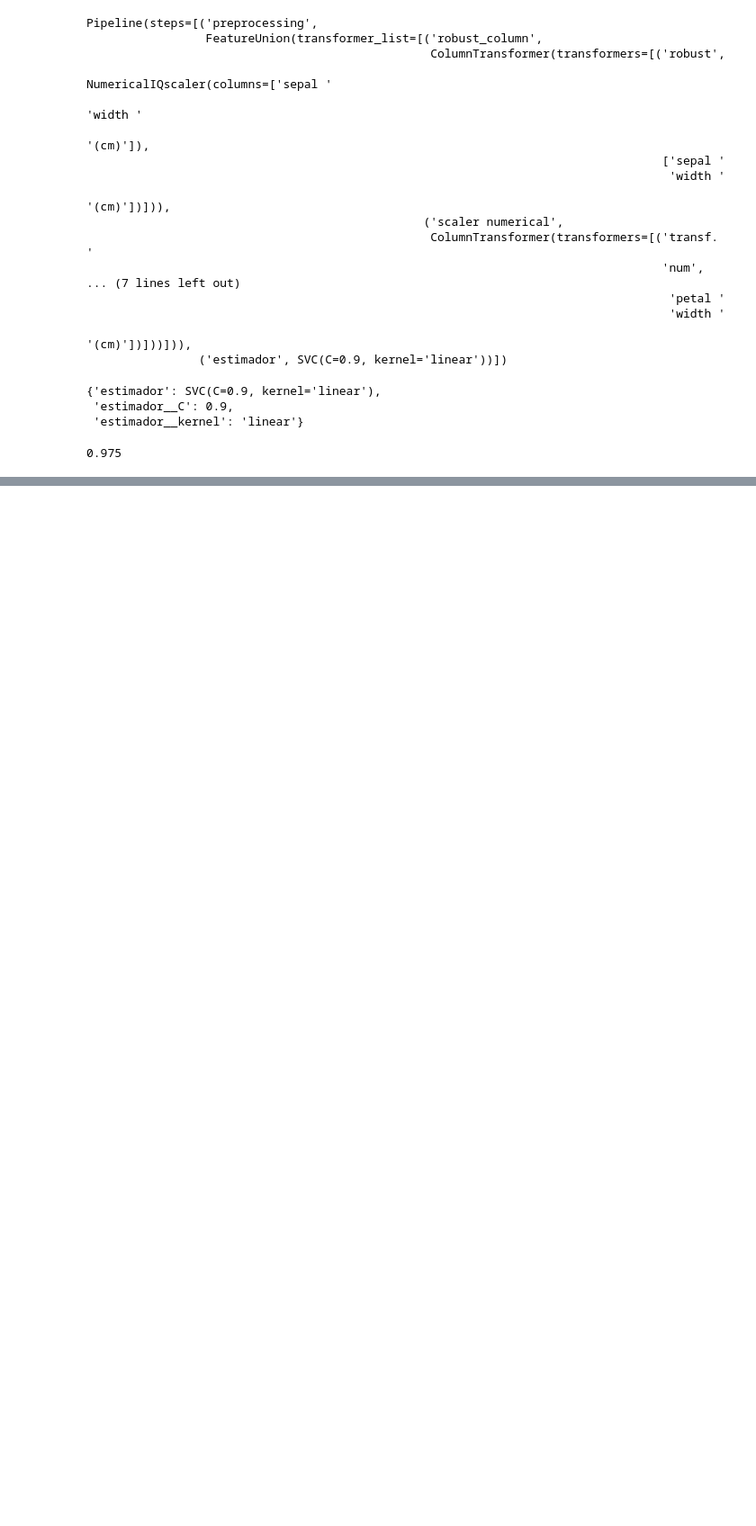
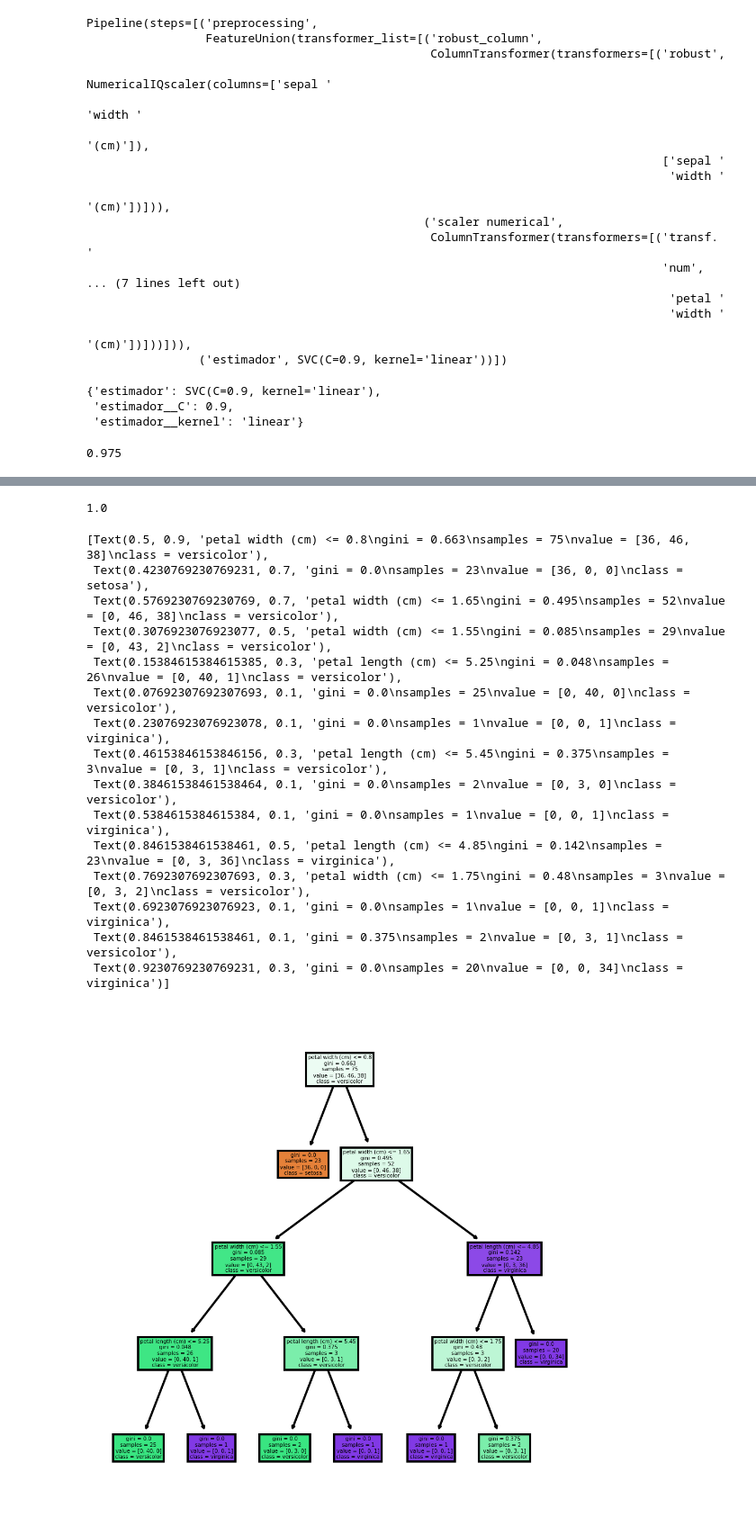
Before and after one commit to MAESTRiA-ESTADiS-CIENCIA-DATOS-Bosque/machine_learning_II_bosque_Jan, a Jupyter notebook: Clases/Clase3/Clase_notas4.ipynb, the cells around one changed output, grey strips where cells are left out. Shown at 90% size. Cells and saved outputs as stored; diff of their text form; code cells hidden in the pictures; blank space fills up the shorter version.

```diff
--- a/Clases/Clase3/Clase_notas4.ipynb
+++ b/Clases/Clase3/Clase_notas4.ipynb
@@ -664,0 +725,30 @@ modelmlp.best_score_
+# %%
+rfc_2002col.score(X_test.iloc[:,2:],y_test)
+# %% [output]
+1.0
+# %%
+estimado_tree = rfc_2002col.estimators_[5]
+# %%
+fig, axes = plt.subplots(nrows = 1, ncols = 1, figsize = (4,4), dpi = 300)
+fn = features_num[1:]
+cn = ['setosa', 'versicolor', 'virginica']
+tree.plot_tree(estimado_tree, feature_names = fn,
+               class_names=cn,
+               filled = True)
+# %% [output]
+[Text(0.5, 0.9, 'petal width (cm) <= 0.8\ngini = 0.663\nsamples = 75\nvalue = [36, 46, 38]\nclass = versicolor'),
+ Text(0.4230769230769231, 0.7, 'gini = 0.0\nsamples = 23\nvalue = [36, 0, 0]\nclass = setosa'),
+ Text(0.5769230769230769, 0.7, 'petal width (cm) <= 1.65\ngini = 0.495\nsamples = 52\nvalue = [0, 46, 38]\nclass = versicolor'),
+ Text(0.3076923076923077, 0.5, 'petal width (cm) <= 1.55\ngini = 0.085\nsamples = 29\nvalue = [0, 43, 2]\nclass = versicolor'),
+ Text(0.15384615384615385, 0.3, 'petal length (cm) <= 5.25\ngini = 0.048\nsamples = 26\nvalue = [0, 40, 1]\nclass = versicolor'),
+ Text(0.07692307692307693, 0.1, 'gini = 0.0\nsamples = 25\nvalue = [0, 40, 0]\nclass = versicolor'),
+ Text(0.23076923076923078, 0.1, 'gini = 0.0\nsamples = 1\nvalue = [0, 0, 1]\nclass = virginica'),
+ Text(0.46153846153846156, 0.3, 'petal length (cm) <= 5.45\ngini = 0.375\nsamples = 3\nvalue = [0, 3, 1]\nclass = versicolor'),
+ Text(0.38461538461538464, 0.1, 'gini = 0.0\nsamples = 2\nvalue = [0, 3, 0]\nclass = versicolor'),
+ Text(0.5384615384615384, 0.1, 'gini = 0.0\nsamples = 1\nvalue = [0, 0, 1]\nclass = virginica'),
+ Text(0.8461538461538461, 0.5, 'petal length (cm) <= 4.85\ngini = 0.142\nsamples = 23\nvalue = [0, 3, 36]\nclass = virginica'),
+ Text(0.7692307692307693, 0.3, 'petal width (cm) <= 1.75\ngini = 0.48\nsamples = 3\nvalue = [0, 3, 2]\nclass = versicolor'),
+ Text(0.6923076923076923, 0.1, 'gini = 0.0\nsamples = 1\nvalue = [0, 0, 1]\nclass = virginica'),
+ Text(0.8461538461538461, 0.1, 'gini = 0.375\nsamples = 2\nvalue = [0, 3, 1]\nclass = versicolor'),
+ Text(0.9230769230769231, 0.3, 'gini = 0.0\nsamples = 20\nvalue = [0, 0, 34]\nclass = virginica')]
+[figure, added]
```
Also changed, not shown: parts of 48 cells of this notebook, 1 other file.
